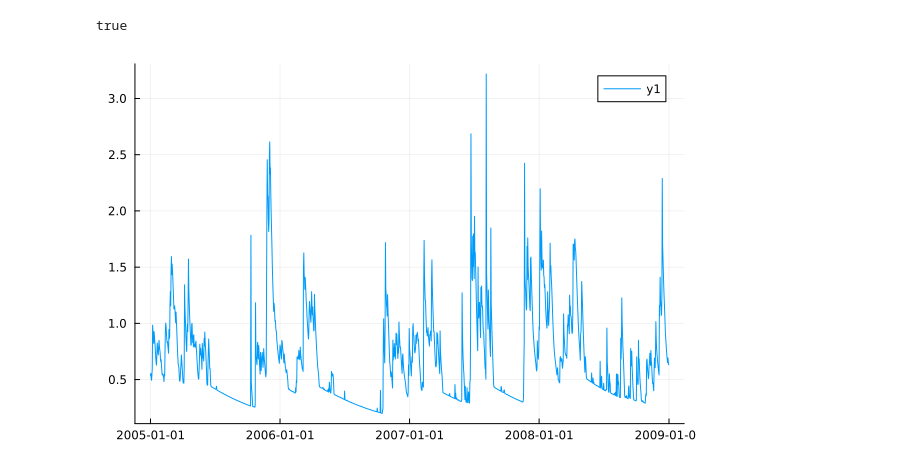
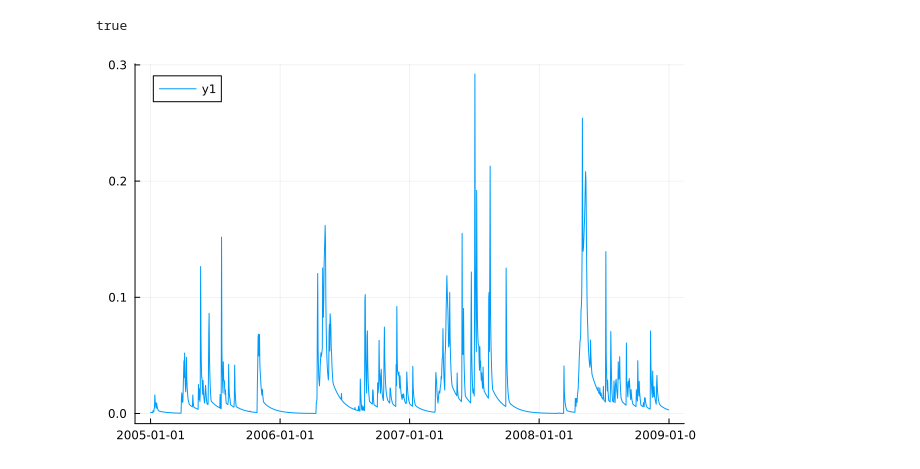
Before and after one commit to NIVANorge/Mobius2, a Jupyter notebook: mobius_jl/test.ipynb, the cells around one changed output. Saved outputs shown, nothing was run; the diff lists cells and outputs as text; code cells hidden in the pictures.

```diff
--- a/mobius_jl/test.ipynb
+++ b/mobius_jl/test.ipynb
@@ -4,5 +4,5 @@ using .mobius
 using Plots
 # %%
 # Create a model application from model and data files
-app = setup_model("../models/simplyq_model.txt", "../models/data/simplyq_simple.dat", true)
+app = setup_model("../models/simplyc_model.txt", "../models/data/simplyc_langtjern.dat", true)
 # %% [output]
@@ -22,15 +22,13 @@ run_model(app)
 true
 # %%
 # Get a reference to a state variable in the model
-flow_var = get_var(app, ["river", "water", "flow"])
-# Alternatively:
-# flow_var = get_var_by_name("Reach flow")
+flow = get_var_by_name(app, "Reach flow flux")
 
 # Extract a result series of that variable at a specific index (in this case river section)
-flow_results = flow_var["Coull"]
-dates = get_dates(flow_var)
+flow_results = flow["Inlet"]
+dates = get_dates(flow)
 
 # Plot the result series
 plot(dates, flow_results)
 # %% [output]
-[figure, old version]
+[figure, new version]
```
Also changed, not shown: parts of 2 cells of this notebook, 2 other files.
